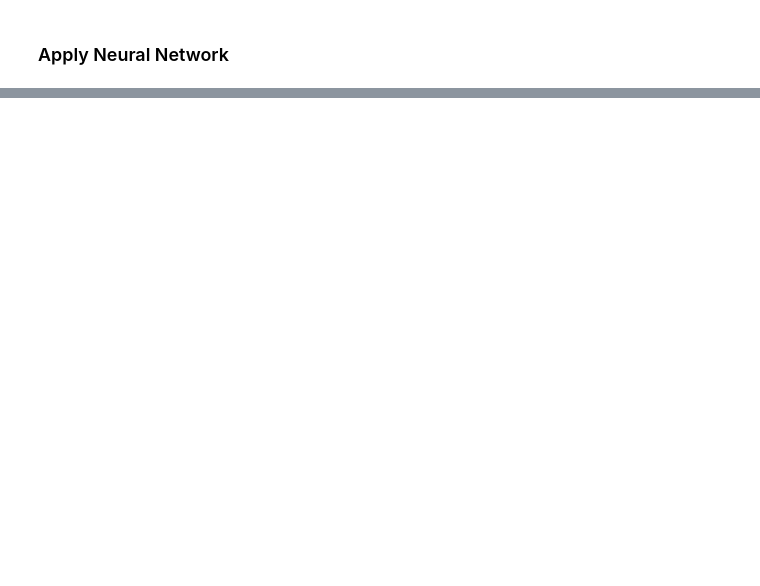
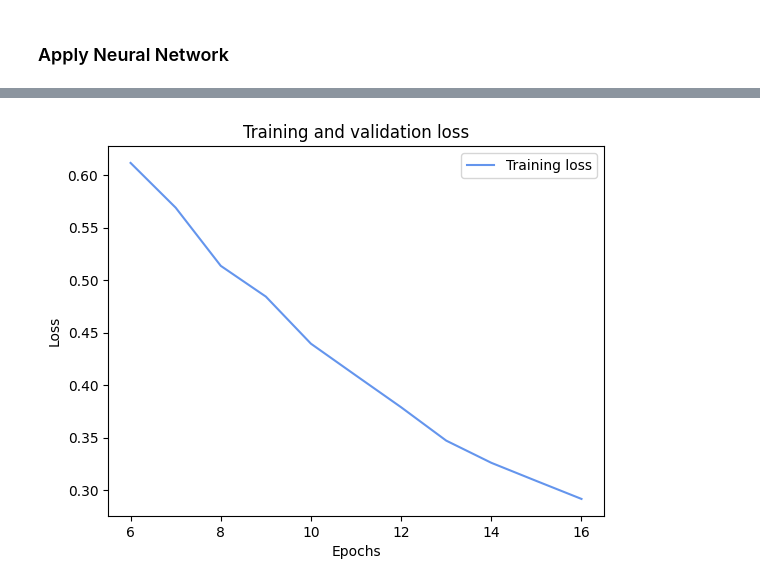
Before and after one commit to TheAlex7/Marina-Hacks, a Jupyter notebook: backend/skin_cancer_detection.ipynb, the cells around one changed output, grey strips where cells are left out. Cells and saved outputs as stored; diff of their text form; code cells hidden in the pictures; blank space fills up the shorter version.

Commit message:
working model predictions

```diff
--- a/backend/skin_cancer_detection.ipynb
+++ b/backend/skin_cancer_detection.ipynb
@@ -36,2 +48,14 @@ for dirname, _, filenames in os.walk('backend/data'):
+# %%
+# convert age values to interval classes
+# <30: young adult  0
+# <50: middle age   1
+# else: senior      2
+for i in range(len(age)):
+    if age[i] < 30:
+        age[i] = 0
+    elif age[i] < 50:
+        age[i] = 1
+    else:
+        age[i] = 2
 # %%
 data = pd.read_csv(r'data\hmnist_28_28_RGB.csv')
@@ -76,17 +92,28 @@ print(X.shape)
 ### Apply Neural Network
 # %%
 model = models.Sequential([
-    layers.Dense(units = 256,input_dim = len(X_train[0]), activation = 'relu'),
+    # initialize with glorot to avoid exploding/vanishing weights
+    layers.Dense(units = 128,input_dim = len(X_train[0]), activation = 'relu', kernel_initializer=tf.keras.initializers.GlorotNormal()),
     layers.Dense(units = 64, activation = 'relu'),
     layers.Dense(units = 32, activation = 'relu'),
+    layers.Dense(units = 16, activation = 'relu'),
     layers.Dense(units = len(y_labels), activation = 'softmax')
 ])
 
 #loss
-model.compile(optimizer = optimizers.Adam(learning_rate=1e-3), loss = SparseCategoricalCrossentropy(),metrics=['accuracy', "val_loss"]) #
+model.compile(optimizer = optimizers.Adam(learning_rate=.5e-3), loss = SparseCategoricalCrossentropy(),metrics=['accuracy']) # metrics to be shown = acc
 
-early_stopping = EarlyStopping(monitor='recall', patience=4,restore_best_weights=True)
+def lr_scheduler(epoch, lr):
+    if epoch < 3:
+        return lr
+    return lr * 0.88 # Reduce the learning rate by 12% after 3rd epoch
+reduce_lr = ReduceLROnPlateau(monitor='val_loss', factor=0.4, patience=3) # reduce by 60% when plateauing for 3 epochs
+
+early_stopping = EarlyStopping(monitor='val_loss', patience=4,restore_best_weights=True)
 
 #fit
-model.fit(X_train,y_train,epochs = 10, batch_size=32, validation_data=valid)
+history = model.fit(X_train,y_train,epochs = 16, batch_size=32, callbacks=[early_stopping, LearningRateScheduler(lr_scheduler), reduce_lr]) #, validation_data=valid
+
+train_loss = history.history["loss"]
+# val_loss = history.history["val_loss"]
 # %% [output]
@@ -113,0 +141,15 @@ Epoch 10/10
+# %%
+train_loss = history.history["loss"]
+# val_loss = history.history["val_loss"]
+
+cropping_num = 5
+epochs = range(cropping_num+1, len(train_loss) + 1)
+plt.plot(epochs, train_loss[cropping_num:], 'b', label='Training loss', color= "cornflowerblue")
+# plt.plot(epochs, val_loss[cropping_num:], 'b', label='Validation loss', color= "orange")
+plt.title('Training and validation loss')
+plt.xlabel('Epochs')
+plt.ylabel('Loss')
+plt.legend()
+plt.show()
+# %% [output]
+[figure, added]
```
Also changed, not shown: parts of 11 cells of this notebook, 10 other files.
